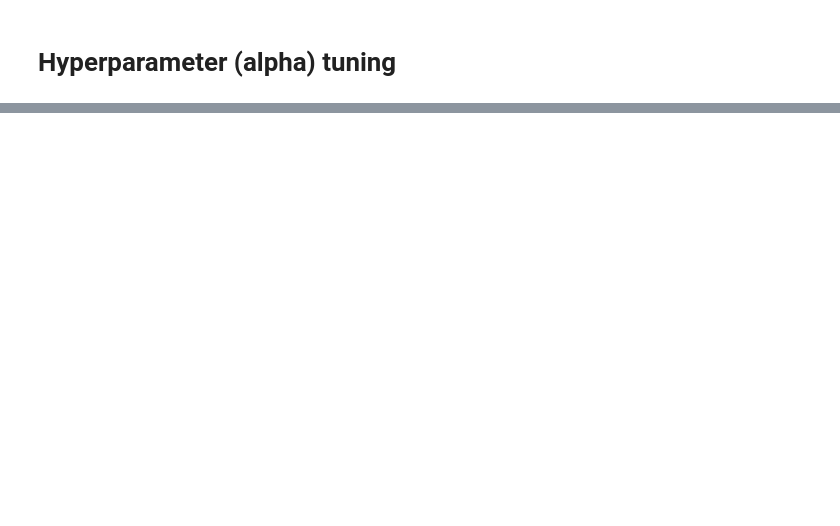
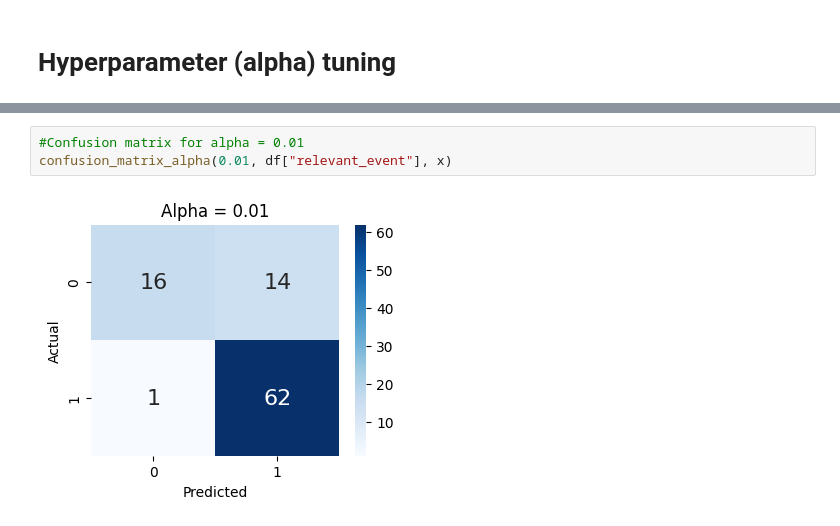
Before and after one commit to jonathanold/conflict-india, a Jupyter notebook: code/SATP code/naive_bayes_satp.ipynb, the cells around one changed output, grey strips where cells are left out. Drawn from its saved outputs; the diff is of its cells as text; blank space fills up the shorter version.

```diff
--- a/code/SATP code/naive_bayes_satp.ipynb
+++ b/code/SATP code/naive_bayes_satp.ipynb
@@ -169,0 +190,5 @@ pd.DataFrame(data)
+# %%
+#Confusion matrix for alpha = 0.01
+confusion_matrix_alpha(0.01, df["relevant_event"], x)
+# %% [output]
+[figure, added]
```
Also changed, not shown: parts of 20 cells of this notebook.
